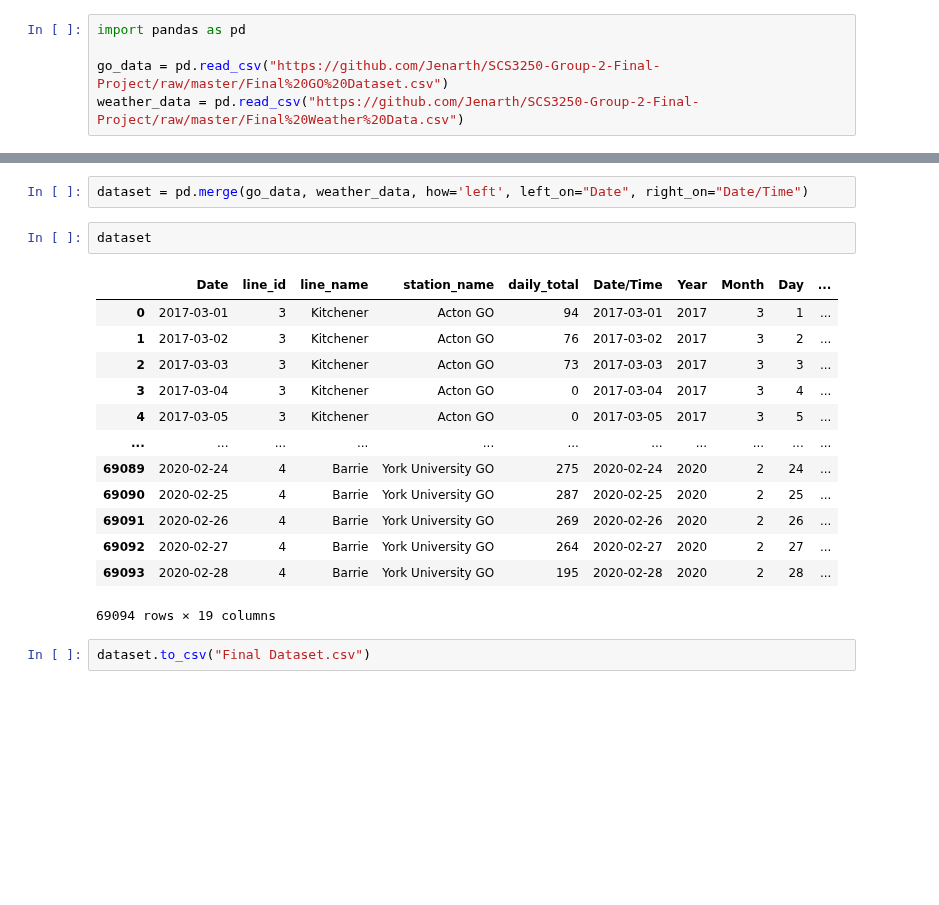
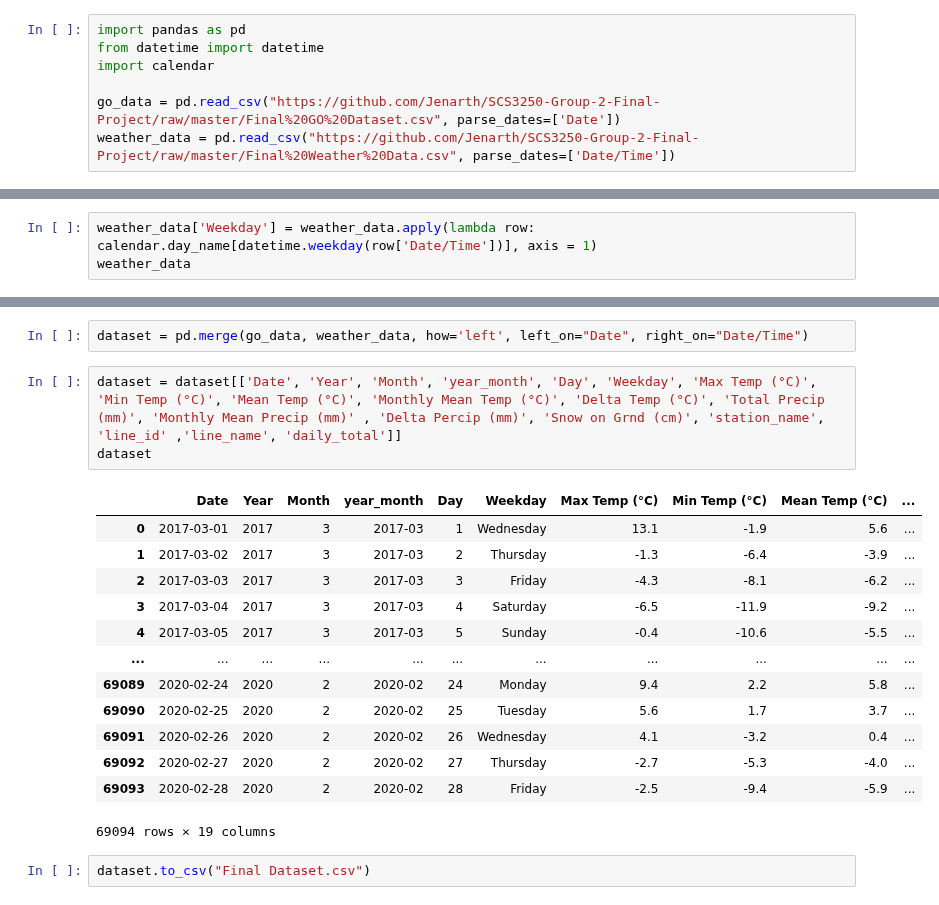
Before and after one commit to VernonNaidoo-Toronto/SCS3250-Group-2-Final-Project, a Jupyter notebook: JJ_Final_Dataset.ipynb, the cells around one changed output, grey strips where cells are left out. Drawn from its saved outputs; the diff is of its cells as text; blank space fills up the shorter version.

Commit message:
Add weekday

```diff
--- a/JJ_Final_Dataset.ipynb
+++ b/JJ_Final_Dataset.ipynb
@@ -2,7 +2,9 @@
 <a href="https://colab.research.google.com/github/Jenarth/SCS3250-Group-2-Final-Project/blob/master/JJ_Final_Dataset.ipynb" target="_parent"><img src="https://colab.research.google.com/assets/colab-badge.svg" alt="Open In Colab"/></a>
 # %%
 import pandas as pd
+from datetime import datetime
+import calendar
 
-go_data = pd.read_csv("https://github.com/Jenarth/SCS3250-Group-2-Final-Project/raw/master/Final%20GO%20Dataset.csv")
-weather_data = pd.read_csv("https://github.com/Jenarth/SCS3250-Group-2-Final-Project/raw/master/Final%20Weather%20Data.csv")
+go_data = pd.read_csv("https://github.com/Jenarth/SCS3250-Group-2-Final-Project/raw/master/Final%20GO%20Dataset.csv", parse_dates=['Date'])
+weather_data = pd.read_csv("https://github.com/Jenarth/SCS3250-Group-2-Final-Project/raw/master/Final%20Weather%20Data.csv", parse_dates=['Date/Time'])
 # %%
@@ -26,3 +26,6 @@ weather_data
 | 1095 | 2020-02-29 | 2020 | 2 | 29 | -3.2 | -12.8 | -8.0 | 1.2 | ... |
 | 1096 | 2020-03-01 | 2020 | 3 | 1 | 4.5 | -7.7 | -1.6 | 0.7 | ... |
 1097 rows × 12 columns
+# %%
+weather_data['Weekday'] = weather_data.apply(lambda row: calendar.day_name[datetime.weekday(row['Date/Time'])], axis = 1)
+weather_data
@@ -47,20 +85,21 @@ weather_data
 # %%
 dataset = pd.merge(go_data, weather_data, how='left', left_on="Date", right_on="Date/Time")
-# %%
-dataset
-# %% [output]
-|  | Date | line_id | line_name | station_name | daily_total | Date/Time | Year | Month | Day | ... |
-| 0 | 2017-03-01 | 3 | Kitchener | Acton GO | 94 | 2017-03-01 | 2017 | 3 | 1 | ... |
-| 1 | 2017-03-02 | 3 | Kitchener | Acton GO | 76 | 2017-03-02 | 2017 | 3 | 2 | ... |
-| 2 | 2017-03-03 | 3 | Kitchener | Acton GO | 73 | 2017-03-03 | 2017 | 3 | 3 | ... |
-| 3 | 2017-03-04 | 3 | Kitchener | Acton GO | 0 | 2017-03-04 | 2017 | 3 | 4 | ... |
-| 4 | 2017-03-05 | 3 | Kitchener | Acton GO | 0 | 2017-03-05 | 2017 | 3 | 5 | ... |
-| ... | ... | ... | ... | ... | ... | ... | ... | ... | ... | ... |
-| 69089 | 2020-02-24 | 4 | Barrie | York University GO | 275 | 2020-02-24 | 2020 | 2 | 24 | ... |
-| 69090 | 2020-02-25 | 4 | Barrie | York University GO | 287 | 2020-02-25 | 2020 | 2 | 25 | ... |
-| 69091 | 2020-02-26 | 4 | Barrie | York University GO | 269 | 2020-02-26 | 2020 | 2 | 26 | ... |
-| 69092 | 2020-02-27 | 4 | Barrie | York University GO | 264 | 2020-02-27 | 2020 | 2 | 27 | ... |
-| 69093 | 2020-02-28 | 4 | Barrie | York University GO | 195 | 2020-02-28 | 2020 | 2 | 28 | ... |
-69094 rows × 19 columns
+# %%
+dataset = dataset[['Date', 'Year', 'Month', 'year_month', 'Day', 'Weekday', 'Max Temp (°C)', 'Min Temp (°C)', 'Mean Temp (°C)', 'Monthly Mean Temp (°C)', 'Delta Temp (°C)', 'Total Precip (mm)', 'Monthly Mean Precip (mm)' , 'Delta Percip (mm)', 'Snow on Grnd (cm)', 'station_name', 'line_id' ,'line_name', 'daily_total']]
+dataset
+# %% [output]
+|  | Date | Year | Month | year_month | Day | Weekday | Max Temp (°C) | Min Temp (°C) | Mean Temp (°C) | ... |
+| 0 | 2017-03-01 | 2017 | 3 | 2017-03 | 1 | Wednesday | 13.1 | -1.9 | 5.6 | ... |
+| 1 | 2017-03-02 | 2017 | 3 | 2017-03 | 2 | Thursday | -1.3 | -6.4 | -3.9 | ... |
+| 2 | 2017-03-03 | 2017 | 3 | 2017-03 | 3 | Friday | -4.3 | -8.1 | -6.2 | ... |
+| 3 | 2017-03-04 | 2017 | 3 | 2017-03 | 4 | Saturday | -6.5 | -11.9 | -9.2 | ... |
+| 4 | 2017-03-05 | 2017 | 3 | 2017-03 | 5 | Sunday | -0.4 | -10.6 | -5.5 | ... |
+| ... | ... | ... | ... | ... | ... | ... | ... | ... | ... | ... |
+| 69089 | 2020-02-24 | 2020 | 2 | 2020-02 | 24 | Monday | 9.4 | 2.2 | 5.8 | ... |
+| 69090 | 2020-02-25 | 2020 | 2 | 2020-02 | 25 | Tuesday | 5.6 | 1.7 | 3.7 | ... |
+| 69091 | 2020-02-26 | 2020 | 2 | 2020-02 | 26 | Wednesday | 4.1 | -3.2 | 0.4 | ... |
+| 69092 | 2020-02-27 | 2020 | 2 | 2020-02 | 27 | Thursday | -2.7 | -5.3 | -4.0 | ... |
+| 69093 | 2020-02-28 | 2020 | 2 | 2020-02 | 28 | Friday | -2.5 | -9.4 | -5.9 | ... |
+69094 rows × 19 columns
 # %%
 dataset.to_csv("Final Dataset.csv")
```
Also changed, not shown: parts of 5 cells of this notebook.
